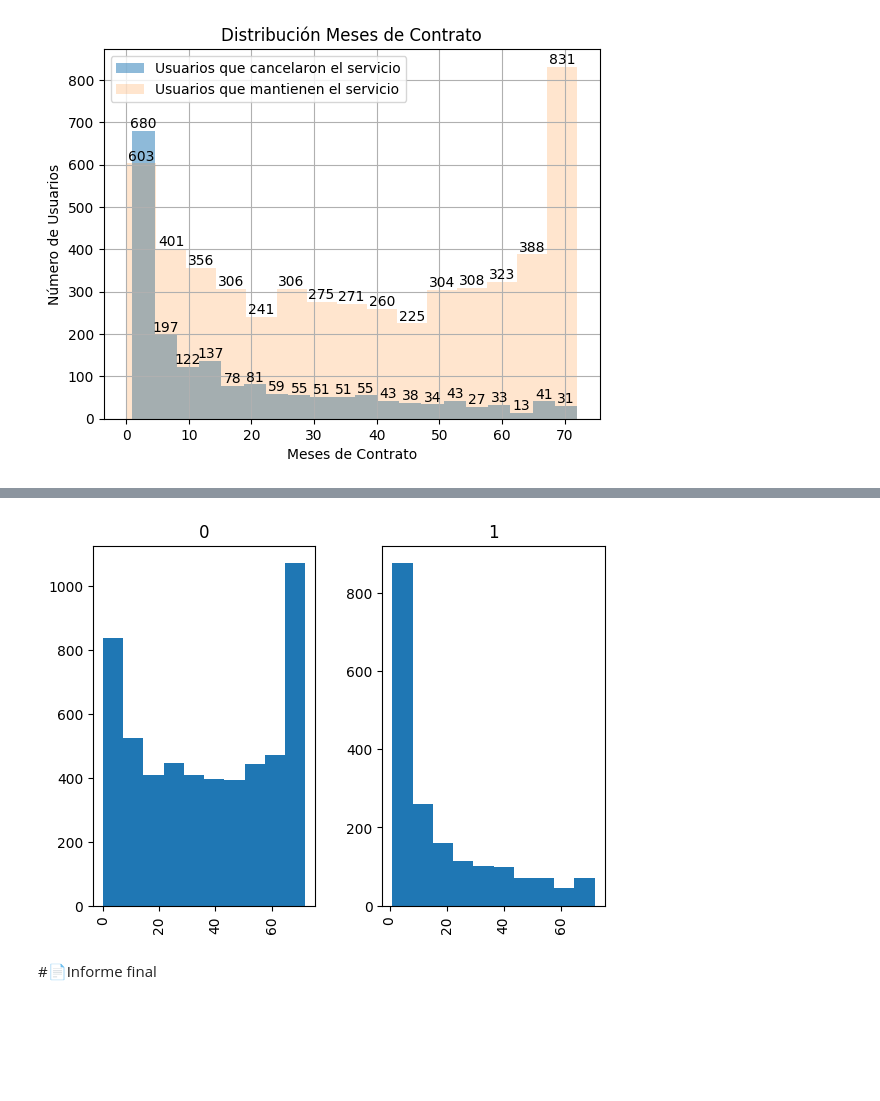
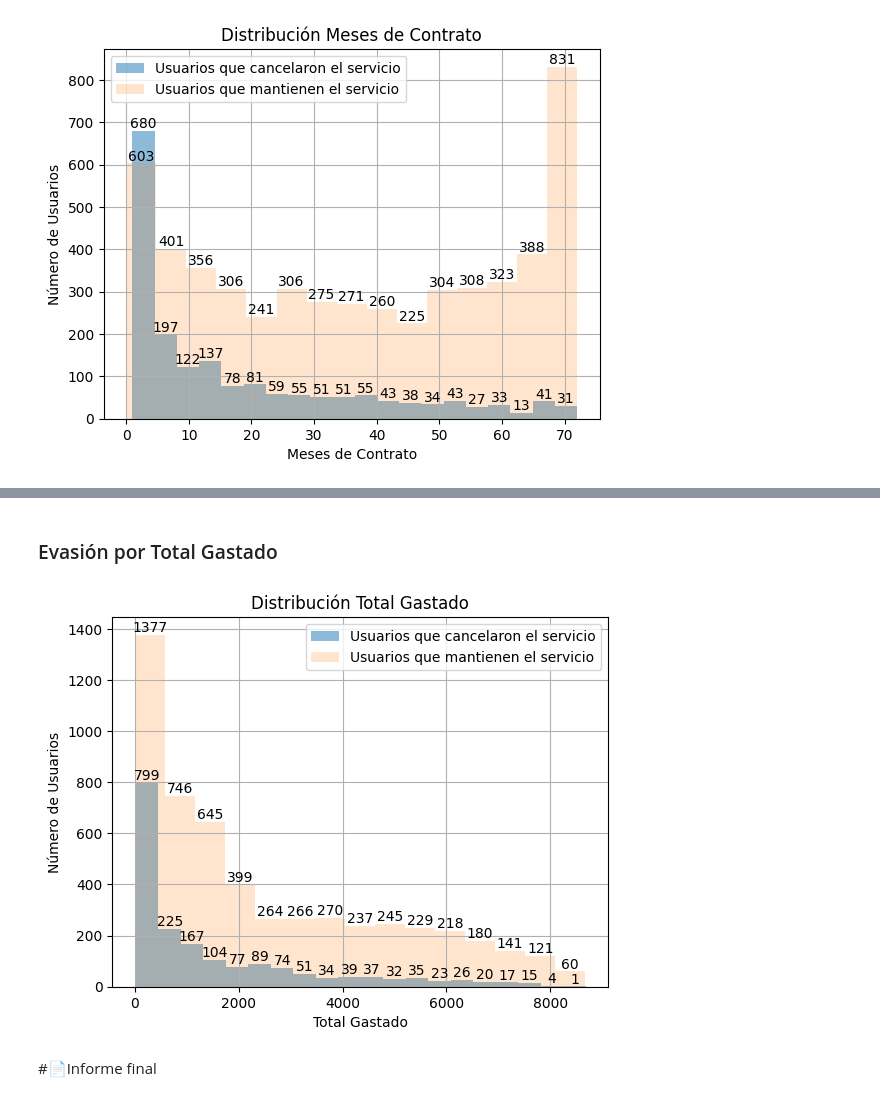
Before and after one commit to patricioterraza/TelecomX_LATAM, a Jupyter notebook: telecomx_latam.ipynb, the cells around one changed output, grey strips where cells are left out. Saved outputs shown, nothing was run; the diff lists cells and outputs as text; code cells hidden in the pictures; blank space fills up the shorter version.

```diff
--- a/telecomx_latam.ipynb
+++ b/telecomx_latam.ipynb
@@ -541,13 +513,22 @@ dtype: int64
-# %%
-df.hist(
-    'tenure',
-    by='churn',
-    bins=10
-)
-
-
-plt.show()
-# %% [output]
-[figure, removed]
+# %% [markdown]
+### Evasión por Total Gastado
+# %%
+df_churn_yes['charges.total'].hist(bins=20,alpha=0.5)
+df_churn_no['charges.total'].hist(bins=15,alpha=0.2)
+plt.xlabel('Total Gastado')
+plt.ylabel('Número de Usuarios')
+plt.title('Distribución Total Gastado')
+
+plt.legend(['Usuarios que cancelaron el servicio', 'Usuarios que mantienen el servicio'])
+
+# Recorre las barras y añade las cifras
+for bar in plt.gca().patches:
+    x = bar.get_x() + bar.get_width() / 2
+    y = bar.get_height()
+    plt.text(x, y, str(int(y)), ha='center', va='bottom')  # str(int(y)) para asegurar texto y no float
+
+plt.show()
+# %% [output]
+[figure, added]
 # %% [markdown]
 #📄Informe final
```
Also changed, not shown: parts of 7 cells of this notebook.
